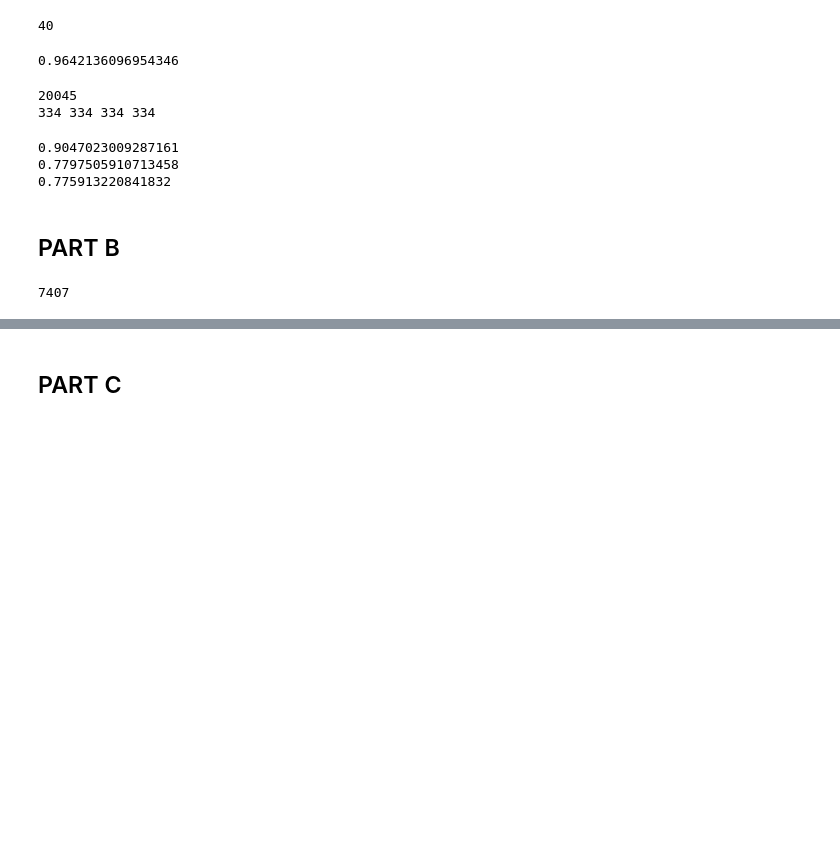
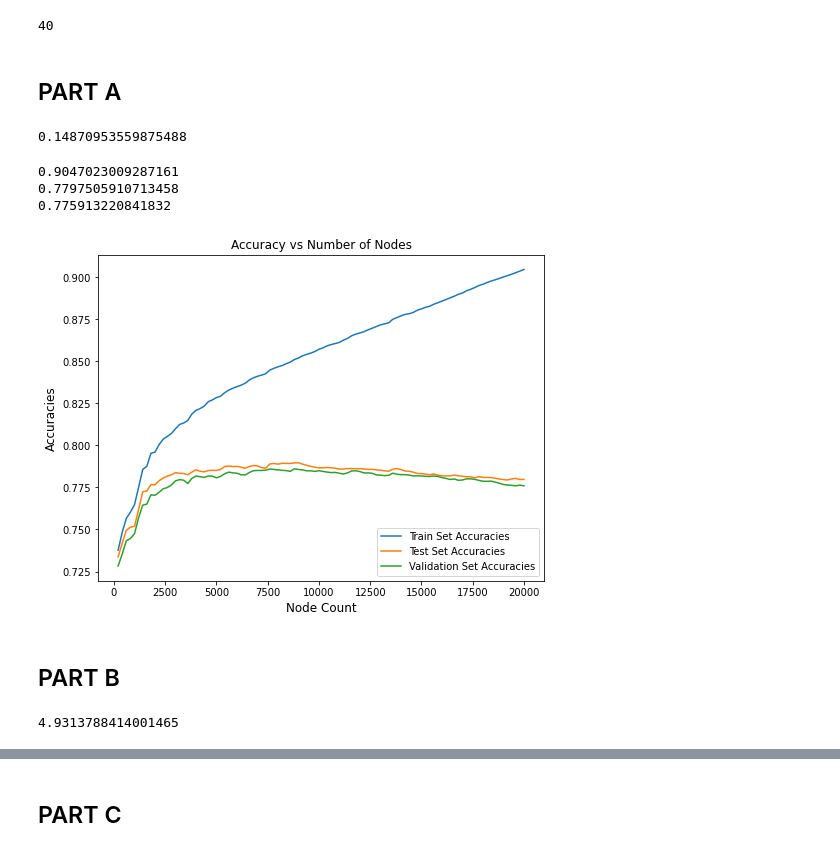
Before and after one commit to Kartik97/ML, a Jupyter notebook: A3/A3.ipynb, the cells around one changed output, grey strips where cells are left out. Cells and saved outputs as stored; diff of their text form; code cells hidden in the pictures; blank space fills up the shorter version.

Commit message:
Added Decision Tree

```diff
--- a/A3/A3.ipynb
+++ b/A3/A3.ipynb
@@ -241,25 +289,21 @@ class DecisionTree:
+# %% [markdown]
+## PART A
 # %%
-interval = 30
+interval = 100
 clf = DecisionTree()
 try:
     st = time()
-    pickle_in = open("/content/drive/My Drive/ML/treeGrowAcc.pickle","rb")
+    pickle_in = open("/content/drive/My Drive/ML/leafParentTree.pickle100","rb")
     clf,nodeCount,trainList,testList,valList = pickle.load(pickle_in)
     print(time()-st)
 except:
     st = time()
     nodeCount,trainList,testList,valList = clf.fit(trainX,trainY,testX,testY,valX,valY,interval)
     print(time()-st)
-    with open('/content/drive/My Drive/ML/treeGrowAcc.pickle', 'wb') as f:
+    with open('/content/drive/My Drive/ML/leafParentTree.pickle100', 'wb') as f:
         pickle.dump((clf,nodeCount,trainList,testList,valList), f)
 # %% [output]
-0.9642136096954346
+0.14870953559875488
-# %%
-print(clf.findNodes(clf.root))
-print(len(nodeCount),len(trainList),len(testList),len(valList))
-# %% [output]
-20045
-334 334 334 334
 # %%
 predTrain = clf.predict(trainX)
 trainScore = clf.score(predTrain,trainY)
@@ -274,7 +318,30 @@ print(valScore)
 0.9047023009287161
 0.7797505910713458
 0.775913220841832
+# %%
+def plotTreeAccuracies(x,train,test,val,title,leg):
+    y = np.array(train)
+    plt.figure(figsize=(8,6))
+    ax = plt.gca()
+    ax.plot(x,y,label="Train Set Accuracies")
+    y = np.array(test)
+    ax.plot(x,y,label="Test Set Accuracies")
+    y = np.array(val)
+    ax.plot(x,y,label="Validation Set Accuracies")
+    plt.title(title)
+    ax.set_xlabel("Node Count",fontsize=12)
+    ax.set_ylabel("Accuracies",fontsize=12)
+    plt.legend(loc=leg)
+    plt.show()
+
+plotTreeAccuracies(nodeCount,trainList,testList,valList,"Accuracy vs Number of Nodes","lower right")
+# %% [output]
+[figure, added]
 # %% [markdown]
 ## PART B
 # %%
-clf.prune(trainX,trainY,testX,testY,valX,valY)
+st = time()
+accList = clf.prune(trainX,trainY,testX,testY,valX,valY)
+print(time()-st)
+# %% [output]
+4.9313788414001465
@@ -293,7 +348,3 @@ except:
-# %%
-clf.findNodes(clf.root)
-# %% [output]
-7407
 # %%
 predTrain = clf.predict(trainX)
 trainScore = clf.score(predTrain,trainY)
```
Also changed, not shown: parts of 15 cells of this notebook.
